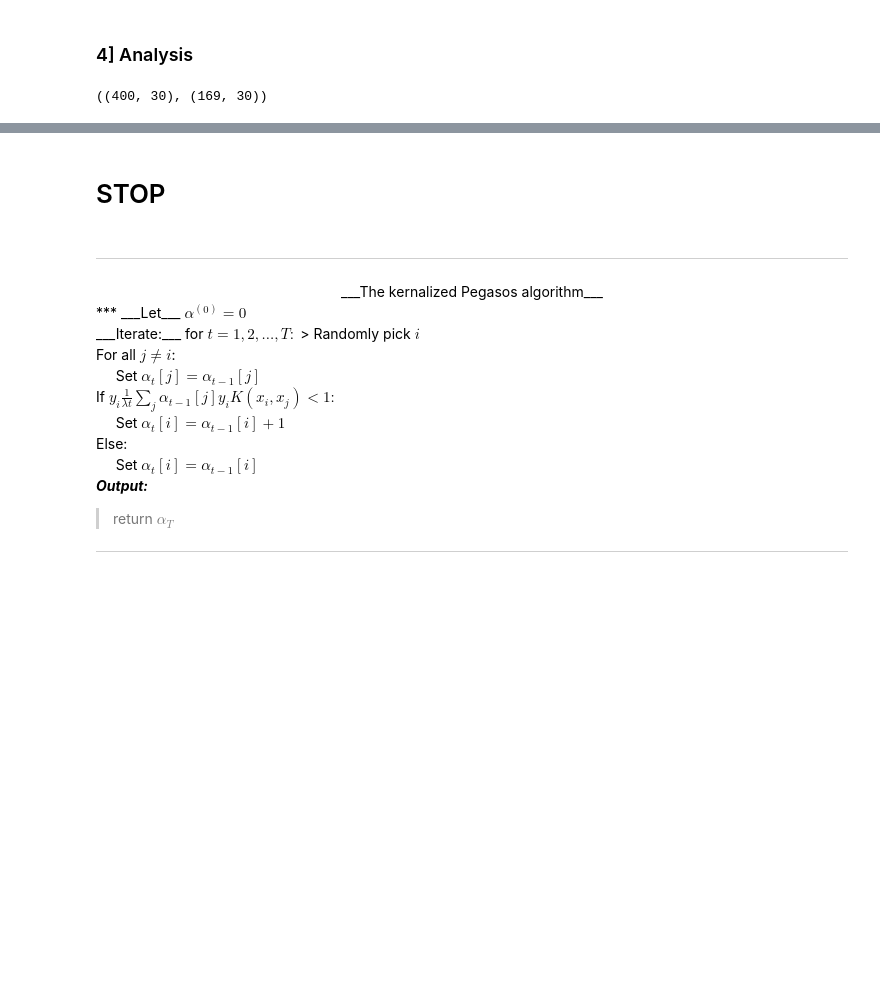
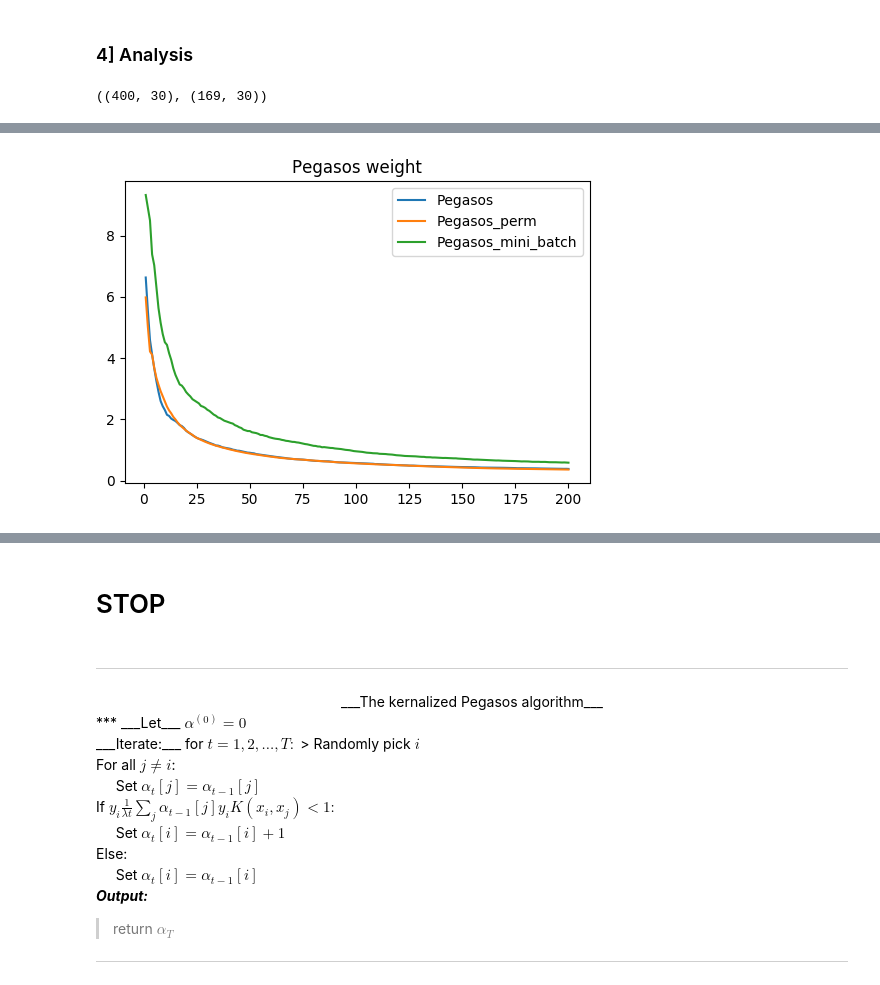
Before and after one commit to mathislinger/SOADML, a Jupyter notebook: SOADML project.ipynb, the cells around one changed output, grey strips where cells are left out. Drawn from its saved outputs; the diff is of its cells as text; code cells hidden in the pictures; blank space fills up the shorter version.

```diff
--- a/SOADML project.ipynb
+++ b/SOADML project.ipynb
@@ -467,3 +480,10 @@ coef_dict['Pegasos_perm'] = Pegasos_perm(X_train, y_train, 0.01, nb_epoch, proje
+# %%
+for i, j in pegasos_dict.items():
+    plt.plot(np.arange(nb_epoch) + 1, [h[2] for h in j])
+    plt.legend(pegasos_dict.keys())
+    plt.title('Pegasos weight')
+# %% [output]
+[figure, added]
 # %%
 def hinge_loss(y_pred, y_true, w, lambda_):
     return np.mean([max(0,i) for i in (1-pred_label*y_test)]) + lambda_/2 * np.linalg.norm(w)**2
```
Also changed, not shown: parts of 12 cells of this notebook.
